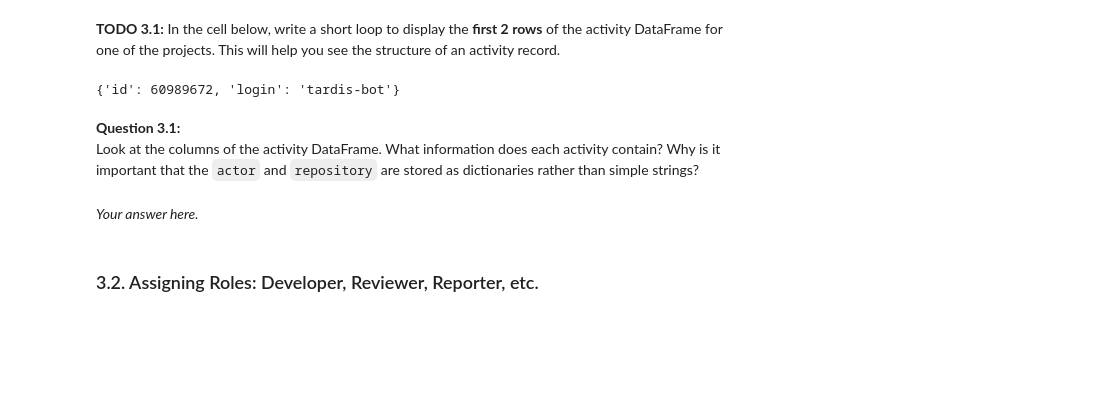
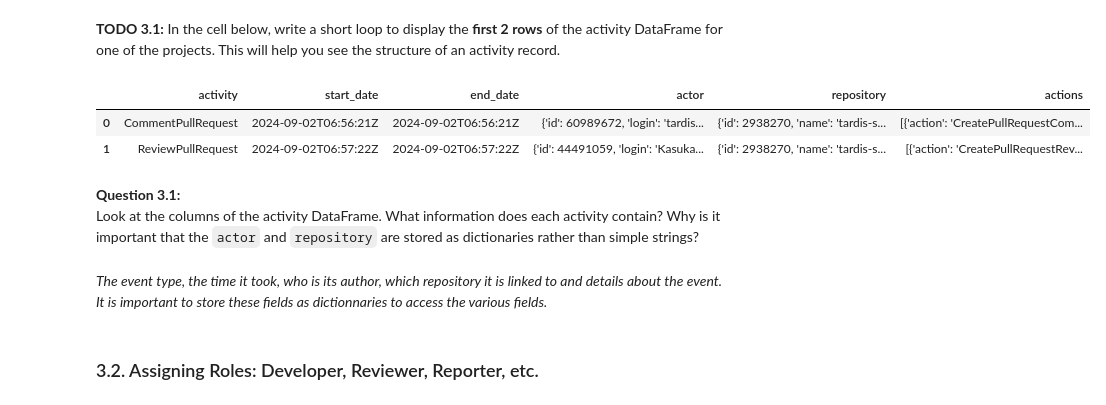
Before and after one commit to nicolas-vrsc/Software-Evolution-Practical-Bots-TP, a Jupyter notebook: Bots-Template.ipynb, the cells around one changed output. Cells and saved outputs as stored; diff of their text form; code cells hidden in the pictures; blank space fills up the shorter version.

```diff
--- a/Bots-Template.ipynb
+++ b/Bots-Template.ipynb
@@ -1193,15 +1193,16 @@ for file in activity_files:
 # %% [markdown]
 **TODO 3.1:** In the cell below, write a short loop to display the **first 2 rows** of the activity DataFrame for one of the projects. This will help you see the structure of an activity record.
 # %%
-for i in range(2):
-    print(df.actor[0])
+display(df.head(2))
 # %% [output]
-{'id': 60989672, 'login': 'tardis-bot'}
+|  | activity | start_date | end_date | actor | repository | actions |
+| 0 | CommentPullRequest | 2024-09-02T06:56:21Z | 2024-09-02T06:56:21Z | {'id': 60989672, 'login': 'tardis... | {'id': 2938270, 'name': 'tardis-s... | [{'action': 'CreatePullRequestCom... |
+| 1 | ReviewPullRequest | 2024-09-02T06:57:22Z | 2024-09-02T06:57:22Z | {'id': 44491059, 'login': 'Kasuka... | {'id': 2938270, 'name': 'tardis-s... | [{'action': 'CreatePullRequestRev... |
 # %% [markdown]
 **Question 3.1:**
 Look at the columns of the activity DataFrame. What information does each activity contain? Why is it important that the `actor` and `repository` are stored as dictionaries rather than simple strings?
 # %% [markdown]
-*Your answer here.*
+*The event type, the time it took, who is its author, which repository it is linked to and details about the event. It is important to store these fields as dictionnaries to access the various fields.*
 # %% [markdown]
 ### 3.2. Assigning Roles: Developer, Reviewer, Reporter, etc.
 # %% [markdown]
```
Also changed, not shown: parts of 5 cells of this notebook.
